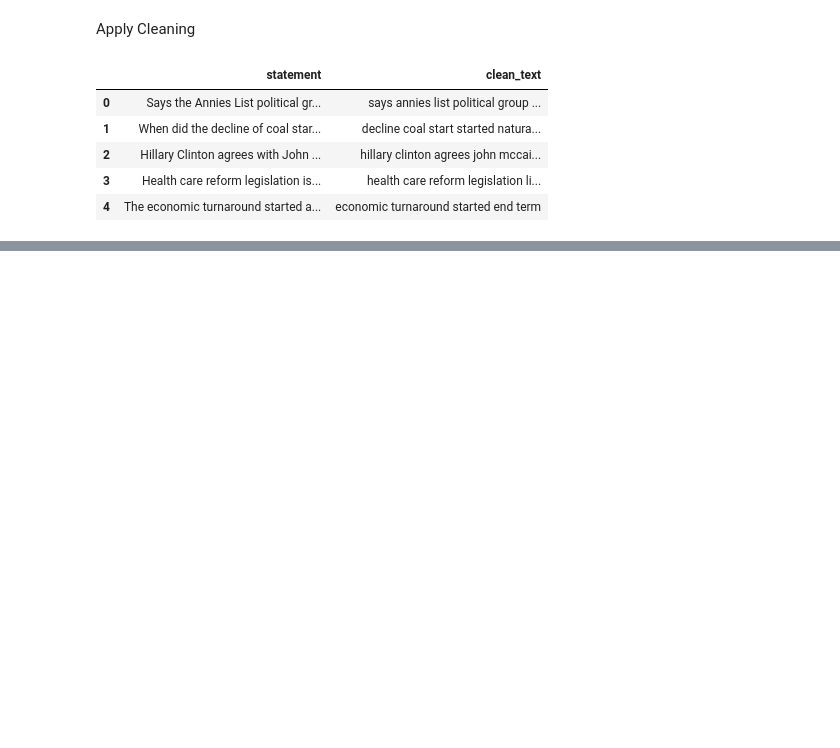
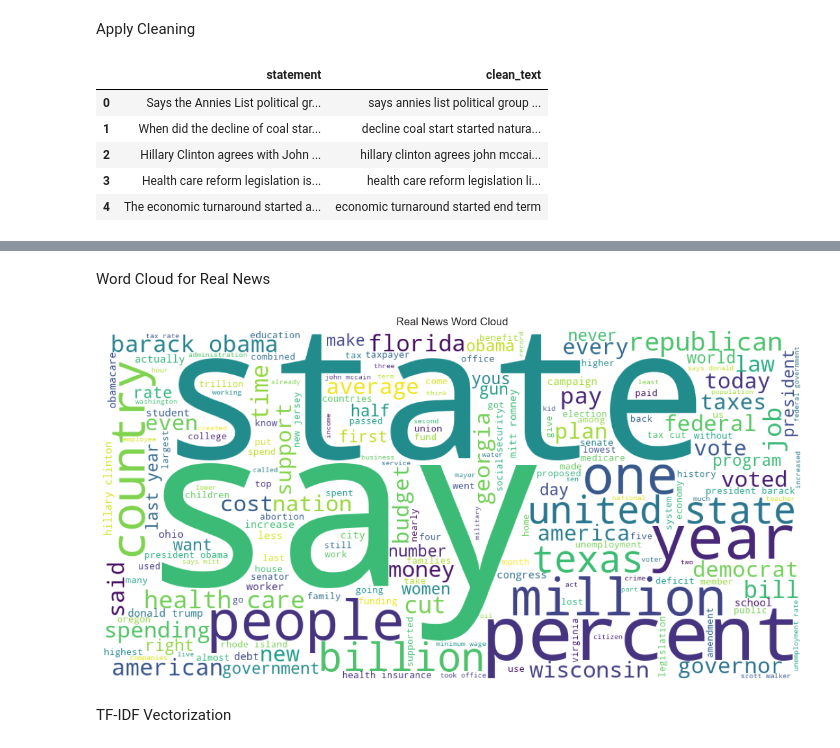
Before and after one commit to Rashaakk/Fake_News_Detection, a Jupyter notebook: code.ipynb, the cells around one changed output, grey strips where cells are left out. Saved outputs shown, nothing was run; the diff lists cells and outputs as text; code cells hidden in the pictures; blank space fills up the shorter version.

```diff
--- a/code.ipynb
+++ b/code.ipynb
@@ -164,0 +262,20 @@ train_df[['statement', 'clean_text']].head()
+# %% [markdown]
+Word Cloud for Real News
+# %%
+real_text = ' '.join(train_df[train_df['target']==1]['clean_text'])
+
+wordcloud = WordCloud(
+    width=1000,
+    height=500,
+    background_color='white'
+).generate(real_text)
+
+plt.figure(figsize=(15,7))
+plt.imshow(wordcloud)
+plt.axis('off')
+plt.title('Real News Word Cloud')
+plt.show()
+# %% [output]
+[figure, added]
+# %% [markdown]
+TF-IDF Vectorization
```
Also changed, not shown: parts of 9 cells of this notebook.
